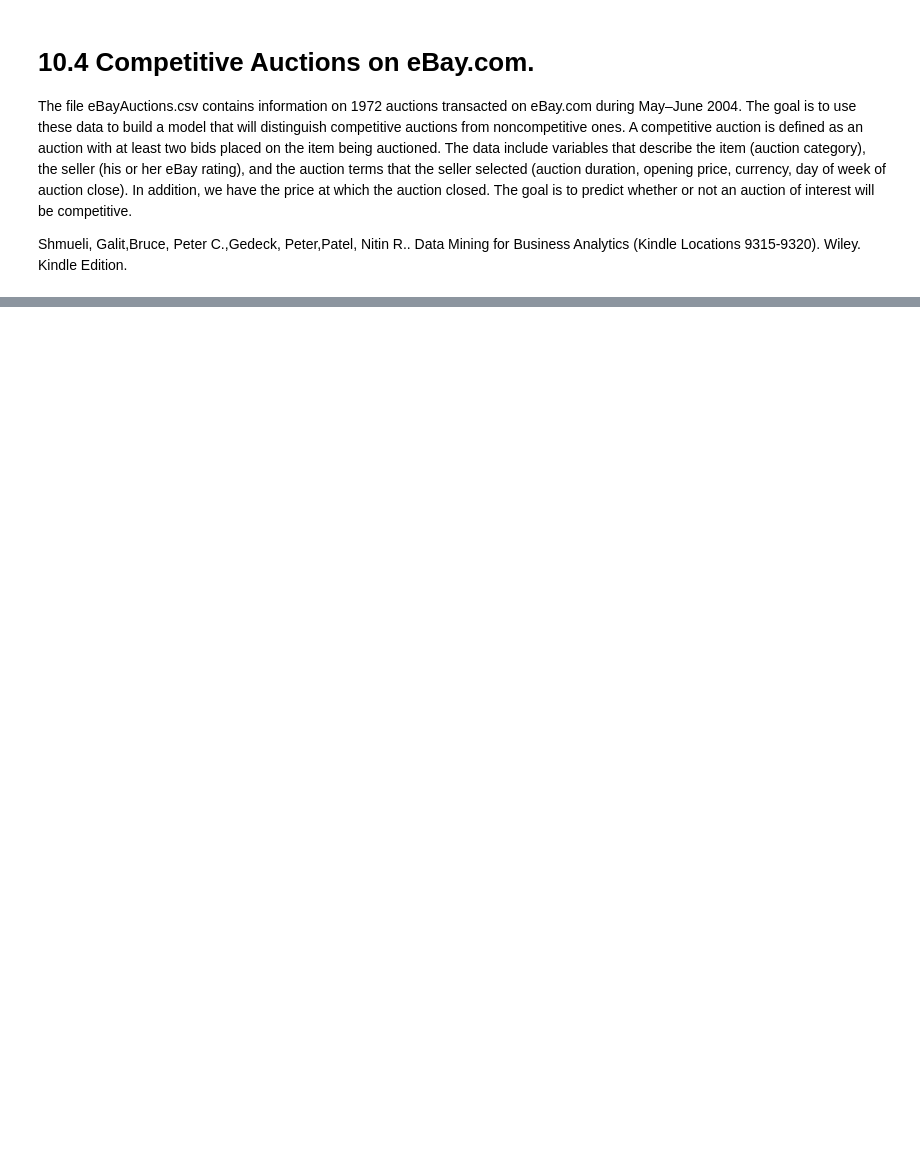
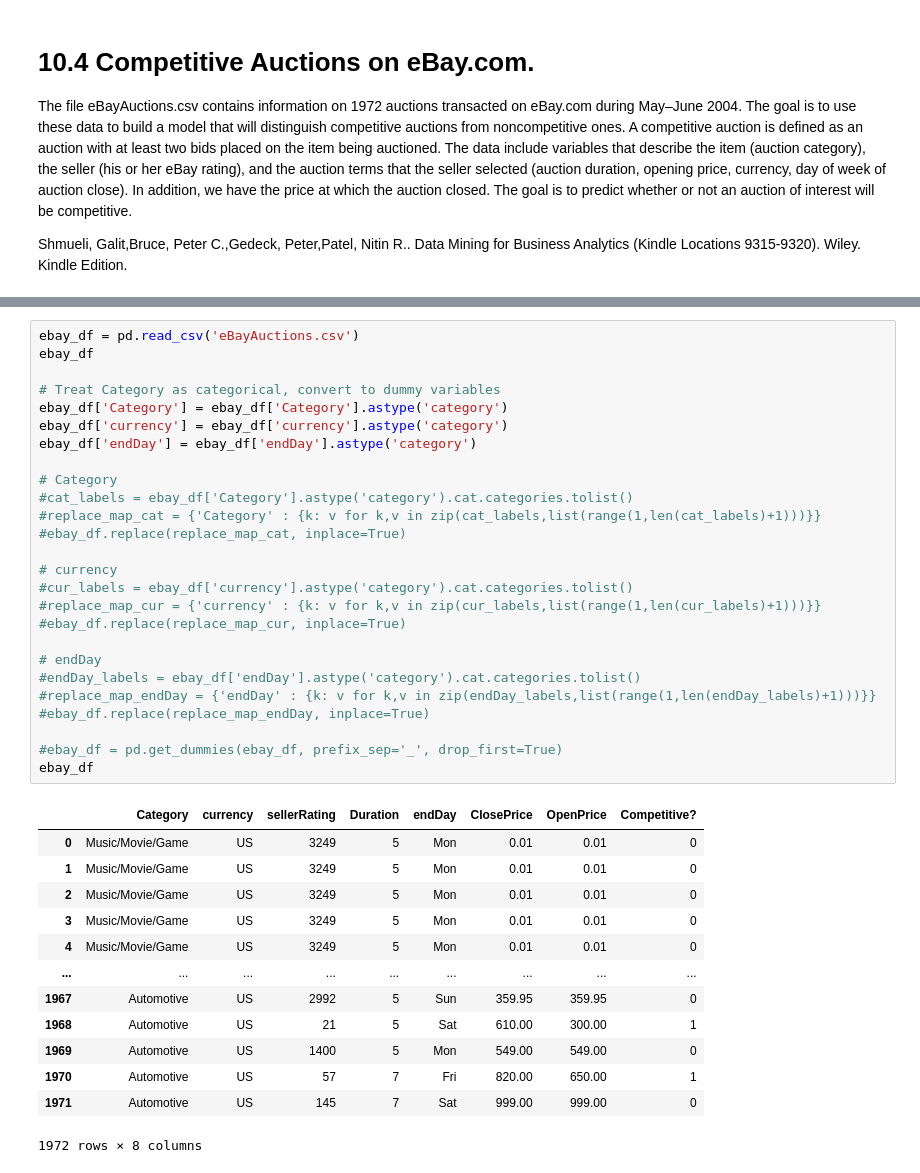
Before and after one commit to charlesg/HI530, a Jupyter notebook: module3/Module_3_Homework_3.ipynb, the cells around one changed output, grey strips where cells are left out. Saved outputs shown, nothing was run; the diff lists cells and outputs as text; blank space fills up the shorter version.

```diff
--- a/module3/Module_3_Homework_3.ipynb
+++ b/module3/Module_3_Homework_3.ipynb
@@ -8,0 +20,40 @@ Shmueli, Galit,Bruce, Peter C.,Gedeck, Peter,Patel, Nitin R.. Data Mining for Bu
+# %%
+ebay_df = pd.read_csv('eBayAuctions.csv')
+ebay_df
+
+# Treat Category as categorical, convert to dummy variables
+ebay_df['Category'] = ebay_df['Category'].astype('category')
+ebay_df['currency'] = ebay_df['currency'].astype('category')
+ebay_df['endDay'] = ebay_df['endDay'].astype('category')
+
+# Category
+#cat_labels = ebay_df['Category'].astype('category').cat.categories.tolist()
+#replace_map_cat = {'Category' : {k: v for k,v in zip(cat_labels,list(range(1,len(cat_labels)+1)))}}
+#ebay_df.replace(replace_map_cat, inplace=True)
+
+# currency
+#cur_labels = ebay_df['currency'].astype('category').cat.categories.tolist()
+#replace_map_cur = {'currency' : {k: v for k,v in zip(cur_labels,list(range(1,len(cur_labels)+1)))}}
+#ebay_df.replace(replace_map_cur, inplace=True)
+
+# endDay
+#endDay_labels = ebay_df['endDay'].astype('category').cat.categories.tolist()
+#replace_map_endDay = {'endDay' : {k: v for k,v in zip(endDay_labels,list(range(1,len(endDay_labels)+1)))}}
+#ebay_df.replace(replace_map_endDay, inplace=True)
+
+#ebay_df = pd.get_dummies(ebay_df, prefix_sep='_', drop_first=True)
+ebay_df
+# %% [output]
+|  | Category | currency | sellerRating | Duration | endDay | ClosePrice | OpenPrice | Competitive? |
+| 0 | Music/Movie/Game | US | 3249 | 5 | Mon | 0.01 | 0.01 | 0 |
+| 1 | Music/Movie/Game | US | 3249 | 5 | Mon | 0.01 | 0.01 | 0 |
+| 2 | Music/Movie/Game | US | 3249 | 5 | Mon | 0.01 | 0.01 | 0 |
+| 3 | Music/Movie/Game | US | 3249 | 5 | Mon | 0.01 | 0.01 | 0 |
+| 4 | Music/Movie/Game | US | 3249 | 5 | Mon | 0.01 | 0.01 | 0 |
+| ... | ... | ... | ... | ... | ... | ... | ... | ... |
+| 1967 | Automotive | US | 2992 | 5 | Sun | 359.95 | 359.95 | 0 |
+| 1968 | Automotive | US | 21 | 5 | Sat | 610.00 | 300.00 | 1 |
+| 1969 | Automotive | US | 1400 | 5 | Mon | 549.00 | 549.00 | 0 |
+| 1970 | Automotive | US | 57 | 7 | Fri | 820.00 | 650.00 | 1 |
+| 1971 | Automotive | US | 145 | 7 | Sat | 999.00 | 999.00 | 0 |
+1972 rows × 8 columns
```
Also changed, not shown: parts of 7 cells of this notebook, 1 other file.
